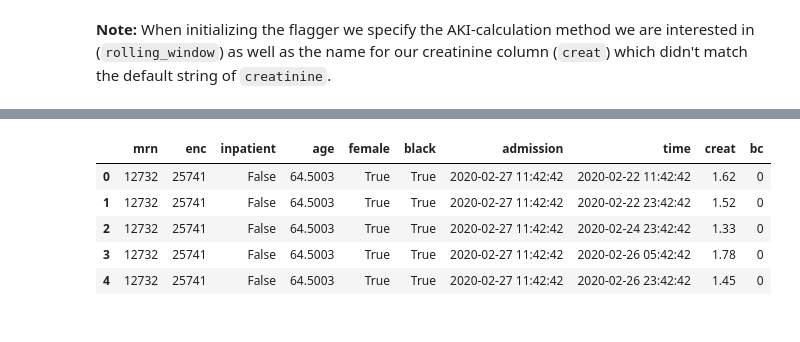
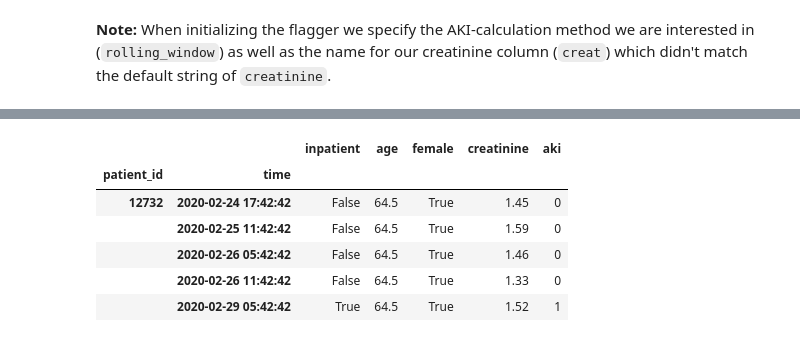
Before and after one commit to isaranwrap/StandardizingAKI, a Jupyter notebook: notebooks/GettingStarted.ipynb, the cells around one changed output, grey strips where cells are left out. Saved outputs shown, nothing was run; the diff lists cells and outputs as text; code cells hidden in the pictures.

```diff
--- a/notebooks/GettingStarted.ipynb
+++ b/notebooks/GettingStarted.ipynb
@@ -178,16 +182,17 @@ Successfully generated toy data!
 # %%
-flagger = AKIFlagger(back_calculate = True, creatinine = 'creat',
-                    eGFR_impute = True, sex = 'female', race = 'black')
+flagger = AKIFlagger(HB_trumping = True, #back_calculate = True,
+                     eGFR_impute = True, sex = 'female')
 out = flagger.returnAKIpatients(toy)
-out = out[['mrn', 'enc', 'inpatient', 'age', 'female', 'black', 'admission', 'time', 'creat', 'bc']] # This just orders the columns to match the initial order
+out = out[['inpatient', 'age', 'female', 'creatinine', 'aki']] # This just orders the columns to match the initial order
 out.head()
 # %% [output]
-|  | mrn | enc | inpatient | age | female | black | admission | time | creat | bc |
-| 0 | 12732 | 25741 | False | 64.5003 | True | True | 2020-02-27 11:42:42 | 2020-02-22 11:42:42 | 1.62 | 0 |
-| 1 | 12732 | 25741 | False | 64.5003 | True | True | 2020-02-27 11:42:42 | 2020-02-22 23:42:42 | 1.52 | 0 |
-| 2 | 12732 | 25741 | False | 64.5003 | True | True | 2020-02-27 11:42:42 | 2020-02-24 23:42:42 | 1.33 | 0 |
-| 3 | 12732 | 25741 | False | 64.5003 | True | True | 2020-02-27 11:42:42 | 2020-02-26 05:42:42 | 1.78 | 0 |
-| 4 | 12732 | 25741 | False | 64.5003 | True | True | 2020-02-27 11:42:42 | 2020-02-26 23:42:42 | 1.45 | 0 |
+|  |  | inpatient | age | female | creatinine | aki |
+| patient_id | time |  |  |  |  |  |
+| 12732 | 2020-02-24 17:42:42 | False | 64.5 | True | 1.45 | 0 |
+|  | 2020-02-25 11:42:42 | False | 64.5 | True | 1.59 | 0 |
+|  | 2020-02-26 05:42:42 | False | 64.5 | True | 1.46 | 0 |
+|  | 2020-02-26 11:42:42 | False | 64.5 | True | 1.33 | 0 |
+|  | 2020-02-29 05:42:42 | True | 64.5 | True | 1.52 | 1 |
 # %% [markdown]
 ## Additional features & common use cases
 ---
```
Also changed, not shown: parts of 18 cells of this notebook.
